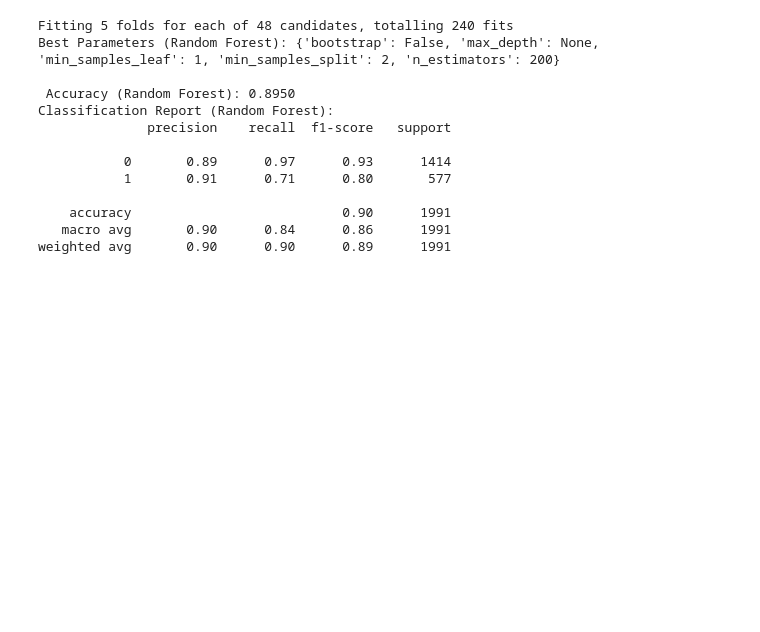
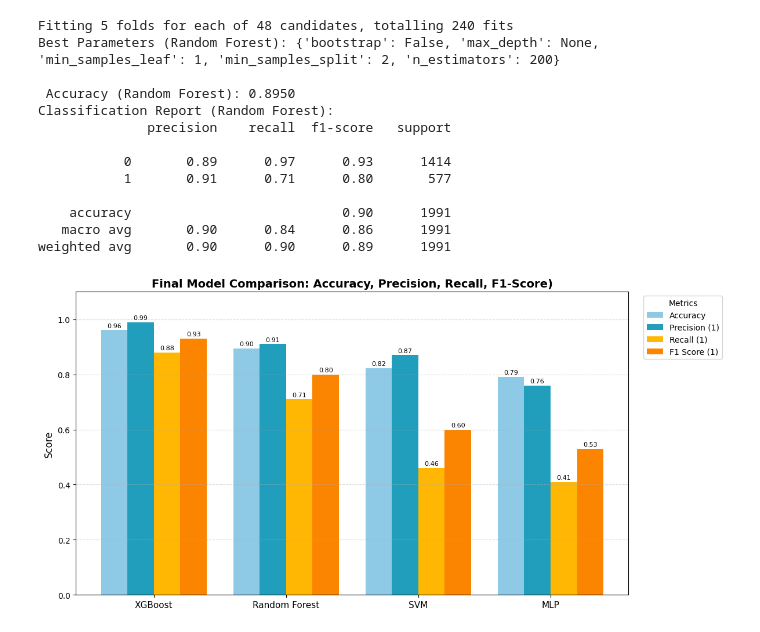
Before and after one commit to Shubhamk0703/Final-Project-23017935-, a Jupyter notebook: CODE_for_small_data(23017935).ipynb, the cells around one changed output. Drawn from its saved outputs; the diff is of its cells as text; code cells hidden in the pictures; blank space fills up the shorter version.

```diff
--- a/CODE_for_small_data(23017935).ipynb
+++ b/CODE_for_small_data(23017935).ipynb
@@ -664,3 +684,41 @@ Classification Report (Random Forest):
     accuracy                           0.90      1991
    macro avg       0.90      0.84      0.86      1991
 weighted avg       0.90      0.90      0.89      1991
+# %%
+import matplotlib.pyplot as plt
+import numpy as np
+
+# Model names
+models = ['XGBoost', 'Random Forest', 'SVM', 'MLP']
+
+# Metric values (Accuracy, Precision, Recall, F1-Score) from your results
+accuracy =     [0.9608, 0.8950, 0.8232, 0.7916]
+precision_1 =  [0.99,   0.91,   0.87,   0.76]
+recall_1 =     [0.88,   0.71,   0.46,   0.41]
+f1_score_1 =   [0.93,   0.80,   0.60,   0.53]
+
+# Convert to numpy array for easy plotting
+metrics = np.array([accuracy, precision_1, recall_1, f1_score_1])
+metric_names = ['Accuracy', 'Precision (1)', 'Recall (1)', 'F1 Score (1)']
+colors = ['#8ecae6', '#219ebc', '#ffb703', '#fb8500']
+
+x = np.arange(len(models))
+width = 0.2
+plt.figure(figsize=(12, 6))
+for i in range(metrics.shape[0]):
+    plt.bar(x + i*width, metrics[i], width, label=metric_names[i], color=colors[i])
+    for j in range(len(models)):
+        plt.text(x[j] + i*width, metrics[i][j] + 0.01, f"{metrics[i][j]:.2f}", ha='center', fontsize=8)
+
+
+plt.xticks(x + width * 1.5, models, fontsize=11)
+plt.ylim(0, 1.1)
+plt.ylabel("Score", fontsize=12)
+plt.title("Final Model Comparison: Accuracy, Precision, Recall, F1-Score)", fontsize=14, weight='bold')
+plt.legend(title="Metrics", bbox_to_anchor=(1.02, 1), loc='upper left')
+plt.grid(axis='y', linestyle='--', alpha=0.5)
+
+plt.tight_layout()
+plt.show()
+# %% [output]
+[figure, added]
```
Also changed, not shown: parts of 2 cells of this notebook.
